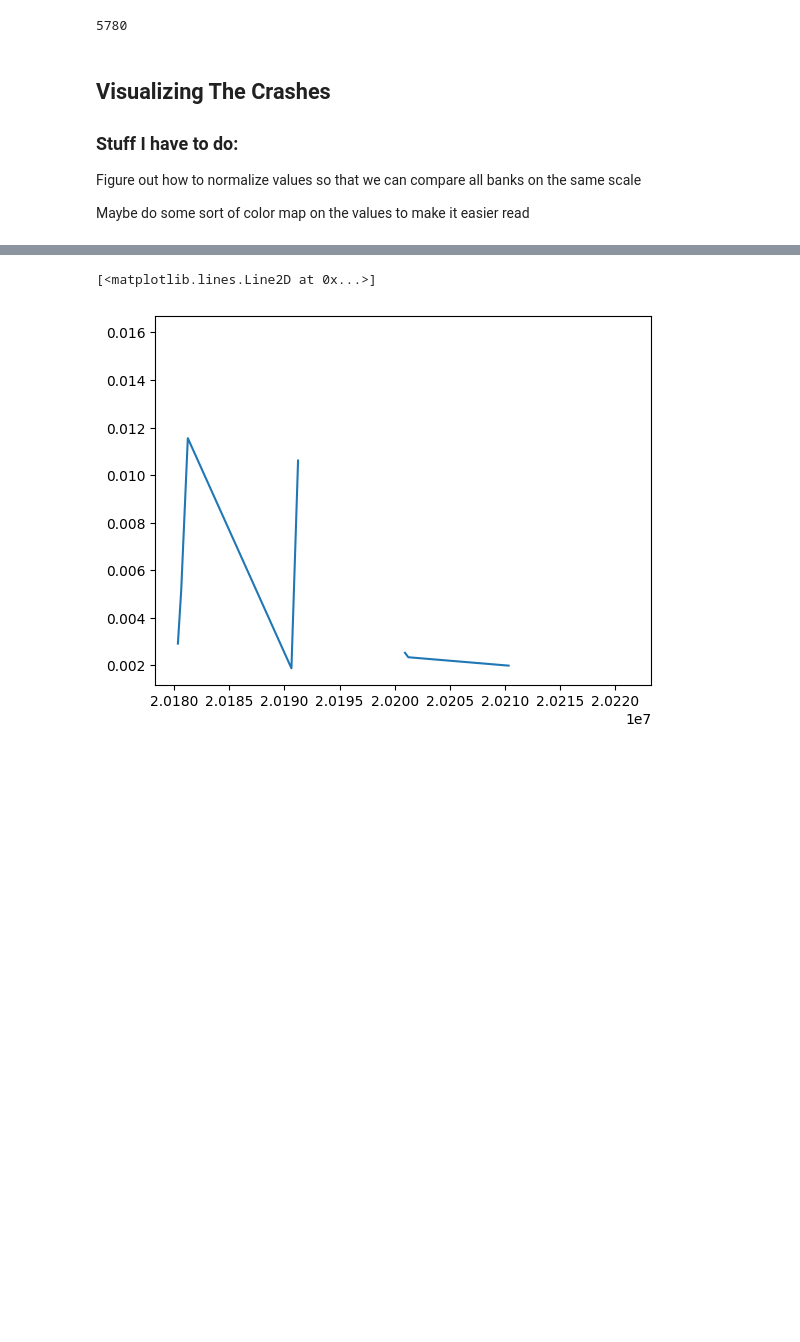
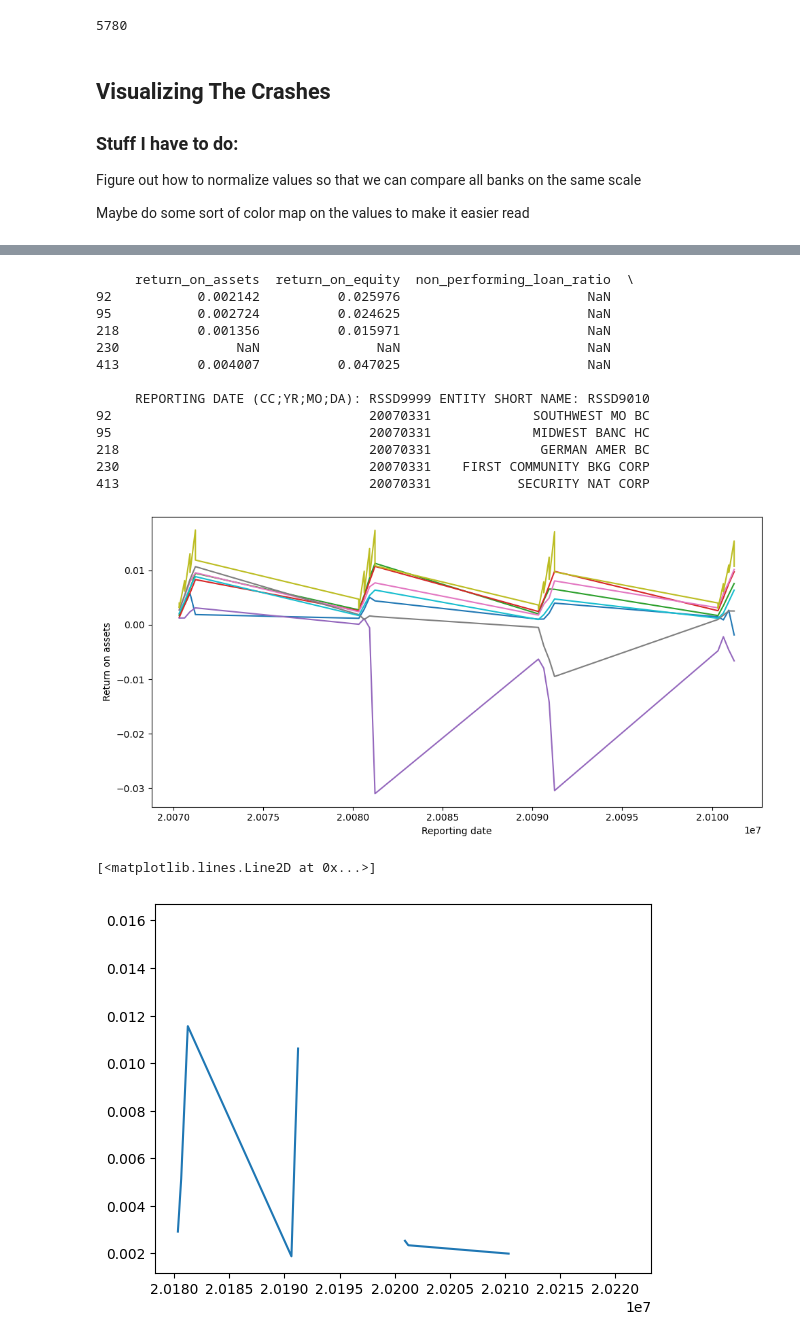
Before and after one commit to jmanacid1/DSE-Project, a Jupyter notebook: Visualize_Crash.ipynb, the cells around one changed output, grey strips where cells are left out. Cells and saved outputs as stored; diff of their text form; code cells hidden in the pictures; blank space fills up the shorter version.

```diff
--- a/Visualize_Crash.ipynb
+++ b/Visualize_Crash.ipynb
@@ -77,3 +91,32 @@ plt.show()
+# %%
+fig, ax = plt.subplots(figsize=(10, 5))
+print(vis_df.head())
+for name, group in vis_df.groupby('ENTITY SHORT NAME: RSSD9010'):
+    ax.plot(
+        group['REPORTING DATE (CC;YR;MO;DA): RSSD9999'],
+        group['return_on_assets'],
+        label=name,          # <- each line gets its own label
+    )
+
+ax.set_xlabel('Reporting date')
+ax.set_ylabel('Return on assets')
+#ax.legend(title='Entity')    # show the labels
+fig.tight_layout()
+# %% [output]
+     return_on_assets  return_on_equity  non_performing_loan_ratio  \
+92           0.002142          0.025976                        NaN
+95           0.002724          0.024625                        NaN
+218          0.001356          0.015971                        NaN
+230               NaN               NaN                        NaN
+413          0.004007          0.047025                        NaN
+
+     REPORTING DATE (CC;YR;MO;DA): RSSD9999 ENTITY SHORT NAME: RSSD9010
+92                                 20070331             SOUTHWEST MO BC
+95                                 20070331             MIDWEST BANC HC
+218                                20070331              GERMAN AMER BC
+230                                20070331    FIRST COMMUNITY BKG CORP
+413                                20070331           SECURITY NAT CORP
+[figure, added]
 # %%
 normal_df = df2
 #print(normal_df['ENTITY SHORT NAME: RSSD9010'].value_counts())
```
Also changed, not shown: parts of 5 cells of this notebook, 1 other file.
